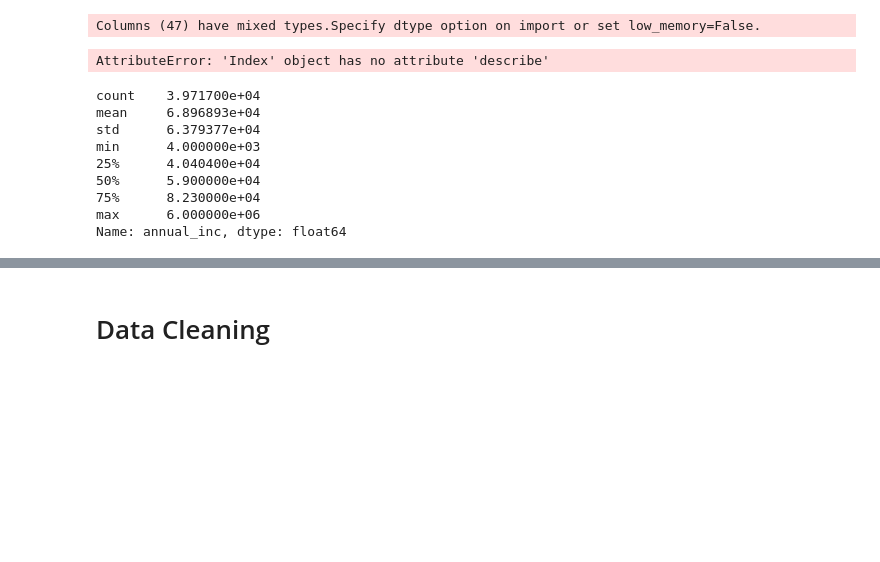
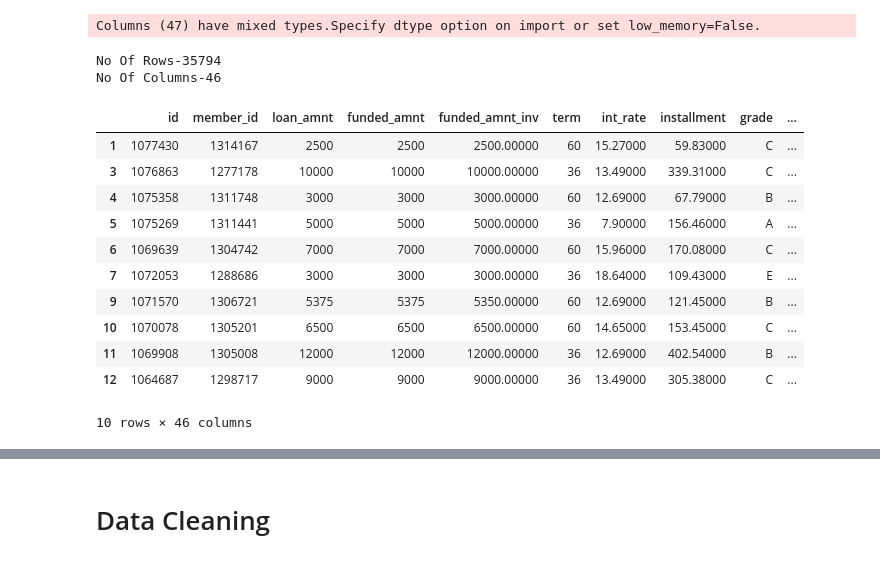
Before and after one commit to awasthiabhinav/lendingClubCaseStudy, a Jupyter notebook: AbhinavAwasthi.ipynb, the cells around one changed output, grey strips where cells are left out. Saved outputs shown, nothing was run; the diff lists cells and outputs as text; code cells hidden in the pictures; blank space fills up the shorter version.

```diff
--- a/AbhinavAwasthi.ipynb
+++ b/AbhinavAwasthi.ipynb
@@ -13,19 +13,23 @@ loan_data=pd.read_csv('./loan/loan.csv')
 sns.set_palette("pastel")
 # %% [output]
 Columns (47) have mixed types.Specify dtype option on import or set low_memory=False.
-# %%
-loan_data.columns.describe()
-# %% [output]
-AttributeError: 'Index' object has no attribute 'describe'
-# %%
-loan_data.annual_inc.describe()
-# %% [output]
-count    3.971700e+04
-mean     6.896893e+04
-std      6.379377e+04
-min      4.000000e+03
-25%      4.040400e+04
-50%      5.900000e+04
-75%      8.230000e+04
-max      6.000000e+06
-Name: annual_inc, dtype: float64
+# %%
+# Shape of data set and first 10 rows to see the data types
+print("No Of Rows-" + str(loan_data.shape[0]))
+print("No Of Columns-" + str(loan_data.shape[1]))
+loan_data.head(10)
+# %% [output]
+No Of Rows-35794
+No Of Columns-46
+|  | id | member_id | loan_amnt | funded_amnt | funded_amnt_inv | term | int_rate | installment | grade | ... |
+| 1 | 1077430 | 1314167 | 2500 | 2500 | 2500.00000 | 60 | 15.27000 | 59.83000 | C | ... |
+| 3 | 1076863 | 1277178 | 10000 | 10000 | 10000.00000 | 36 | 13.49000 | 339.31000 | C | ... |
+| 4 | 1075358 | 1311748 | 3000 | 3000 | 3000.00000 | 60 | 12.69000 | 67.79000 | B | ... |
+| 5 | 1075269 | 1311441 | 5000 | 5000 | 5000.00000 | 36 | 7.90000 | 156.46000 | A | ... |
+| 6 | 1069639 | 1304742 | 7000 | 7000 | 7000.00000 | 60 | 15.96000 | 170.08000 | C | ... |
+| 7 | 1072053 | 1288686 | 3000 | 3000 | 3000.00000 | 36 | 18.64000 | 109.43000 | E | ... |
+| 9 | 1071570 | 1306721 | 5375 | 5375 | 5350.00000 | 60 | 12.69000 | 121.45000 | B | ... |
+| 10 | 1070078 | 1305201 | 6500 | 6500 | 6500.00000 | 60 | 14.65000 | 153.45000 | C | ... |
+| 11 | 1069908 | 1305008 | 12000 | 12000 | 12000.00000 | 36 | 12.69000 | 402.54000 | B | ... |
+| 12 | 1064687 | 1298717 | 9000 | 9000 | 9000.00000 | 36 | 13.49000 | 305.38000 | C | ... |
+10 rows × 46 columns
```
Also changed, not shown: parts of 3 cells of this notebook.
